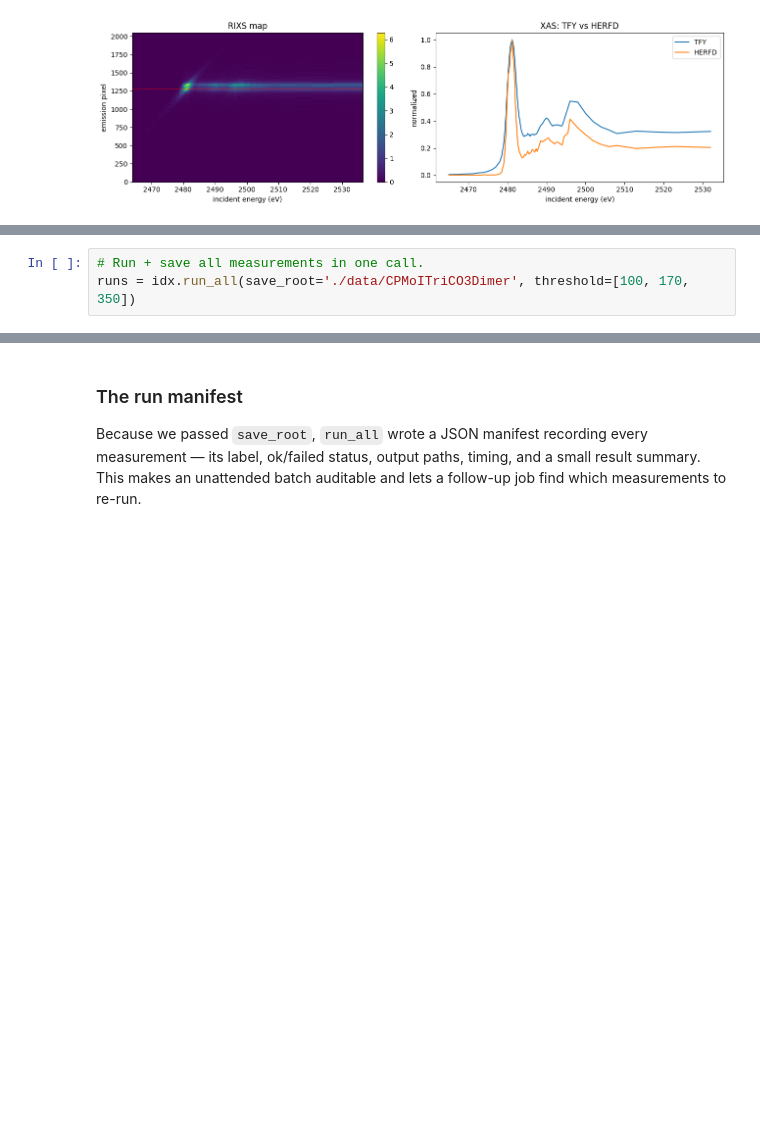
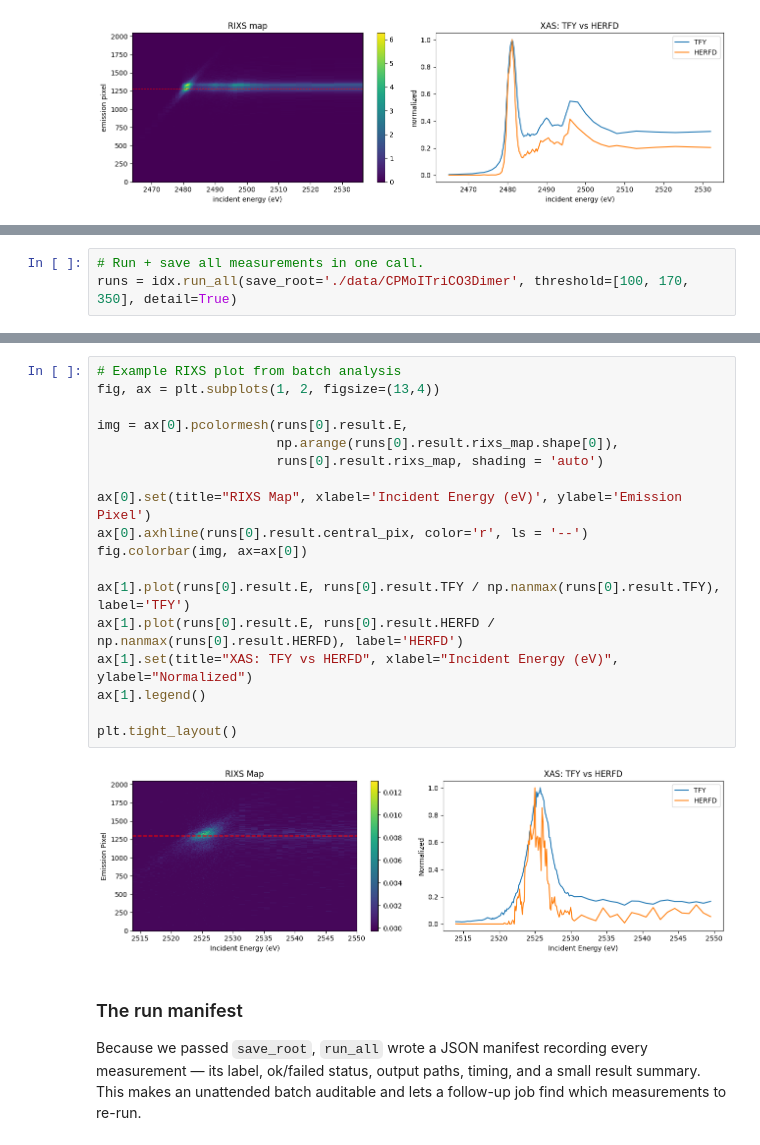
Before and after one commit to jtbabicz/Tender_Analysis, a Jupyter notebook: Tender_Analysis_Example.ipynb, the cells around one changed output, grey strips where cells are left out. Saved outputs shown, nothing was run; the diff lists cells and outputs as text; blank space fills up the shorter version.

Commit message:
Notebook updates: RIXS plotting for batch analysis, parallelization results

```diff
--- a/Tender_Analysis_Example.ipynb
+++ b/Tender_Analysis_Example.ipynb
@@ -343,4 +336,4 @@ drop it to process all frames.
 # %%
 # Run + save all measurements in one call.
-runs = idx.run_all(save_root='./data/CPMoITriCO3Dimer', threshold=[100, 170, 350])
+runs = idx.run_all(save_root='./data/CPMoITriCO3Dimer', threshold=[100, 170, 350], detail=True)
 # %% [output]
@@ -365,3 +371,23 @@ plt.legend()
+# %%
+# Example RIXS plot from batch analysis
+fig, ax = plt.subplots(1, 2, figsize=(13,4))
+
+img = ax[0].pcolormesh(runs[0].result.E,
+                       np.arange(runs[0].result.rixs_map.shape[0]),
+                       runs[0].result.rixs_map, shading = 'auto')
+
+ax[0].set(title="RIXS Map", xlabel='Incident Energy (eV)', ylabel='Emission Pixel')
+ax[0].axhline(runs[0].result.central_pix, color='r', ls = '--')
+fig.colorbar(img, ax=ax[0])
+
+ax[1].plot(runs[0].result.E, runs[0].result.TFY / np.nanmax(runs[0].result.TFY), label='TFY')
+ax[1].plot(runs[0].result.E, runs[0].result.HERFD / np.nanmax(runs[0].result.HERFD), label='HERFD')
+ax[1].set(title="XAS: TFY vs HERFD", xlabel="Incident Energy (eV)", ylabel="Normalized")
+ax[1].legend()
+
+plt.tight_layout()
+# %% [output]
+[figure, added]
 # %% [markdown]
 ### The run manifest
 
```
Also changed, not shown: parts of 9 cells of this notebook.
